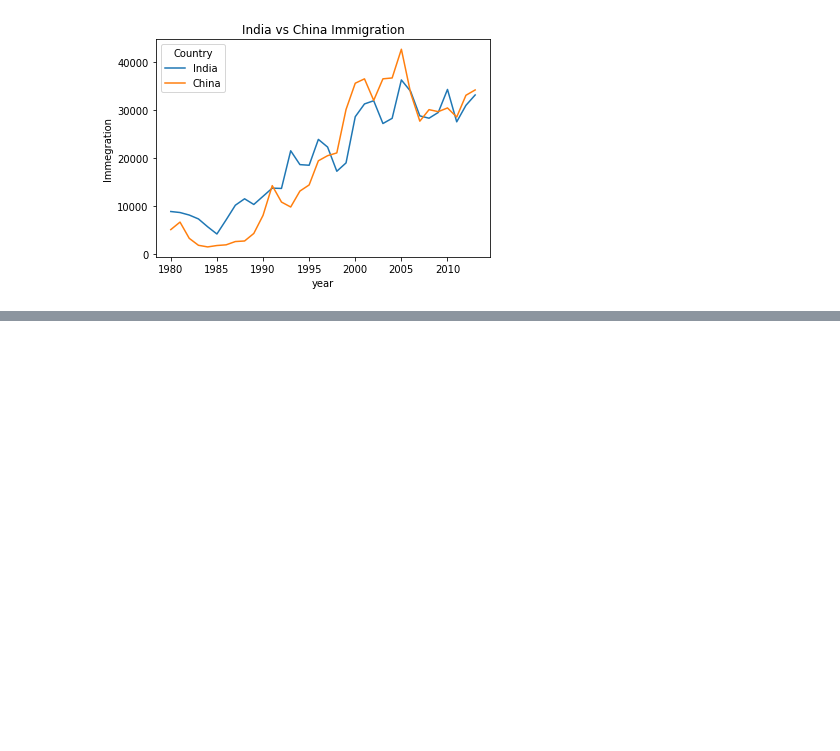
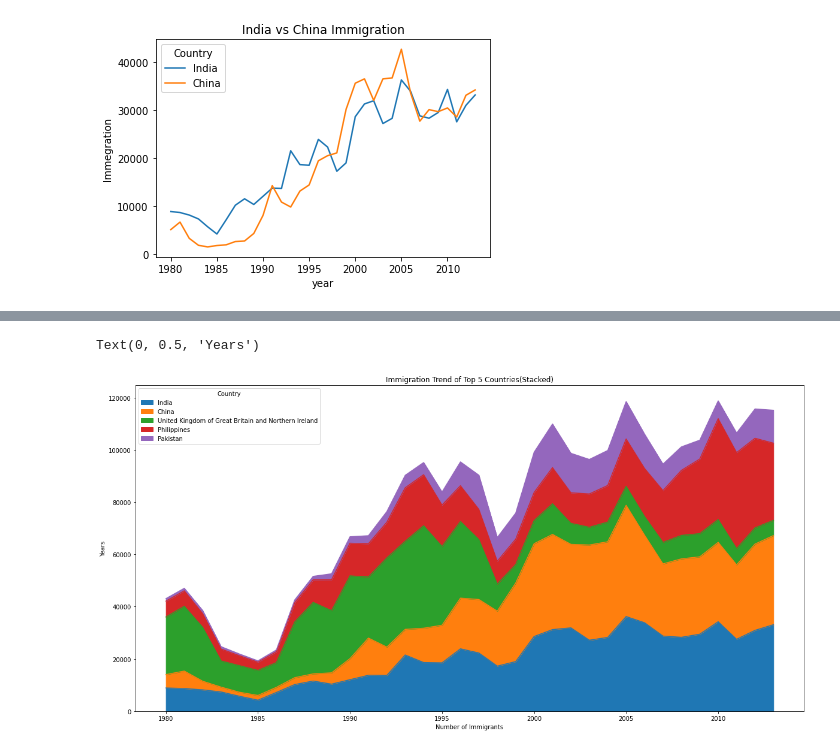
Before and after one commit to AbhinandGK/Canada-immigration-Analysis, a Jupyter notebook: canada emigration.ipynb, the cells around one changed output, grey strips where cells are left out. Saved outputs shown, nothing was run; the diff lists cells and outputs as text; code cells hidden in the pictures; blank space fills up the shorter version.

```diff
--- a/canada emigration.ipynb
+++ b/canada emigration.ipynb
@@ -181,0 +184,2 @@ Text(0.5, 1.0, 'India vs China Immigration')
+# %%
+df.sort_values(['Total'],inplace=True,axis=0,ascending=False)
@@ -181,0 +195,11 @@ Text(0.5, 1.0, 'India vs China Immigration')
+# %%
+top=df.head(5)
+top=top[years].transpose()
+# %%
+top.plot(kind='area',figsize=(20, 10),stacked=True)
+plt.title('Immigration Trend of Top 5 Countries(Stacked)')
+plt.xlabel('Number of Immigrants')
+plt.ylabel('Years')
+# %% [output]
+Text(0, 0.5, 'Years')
+[figure, added]
```
Also changed, not shown: parts of 4 cells of this notebook.
